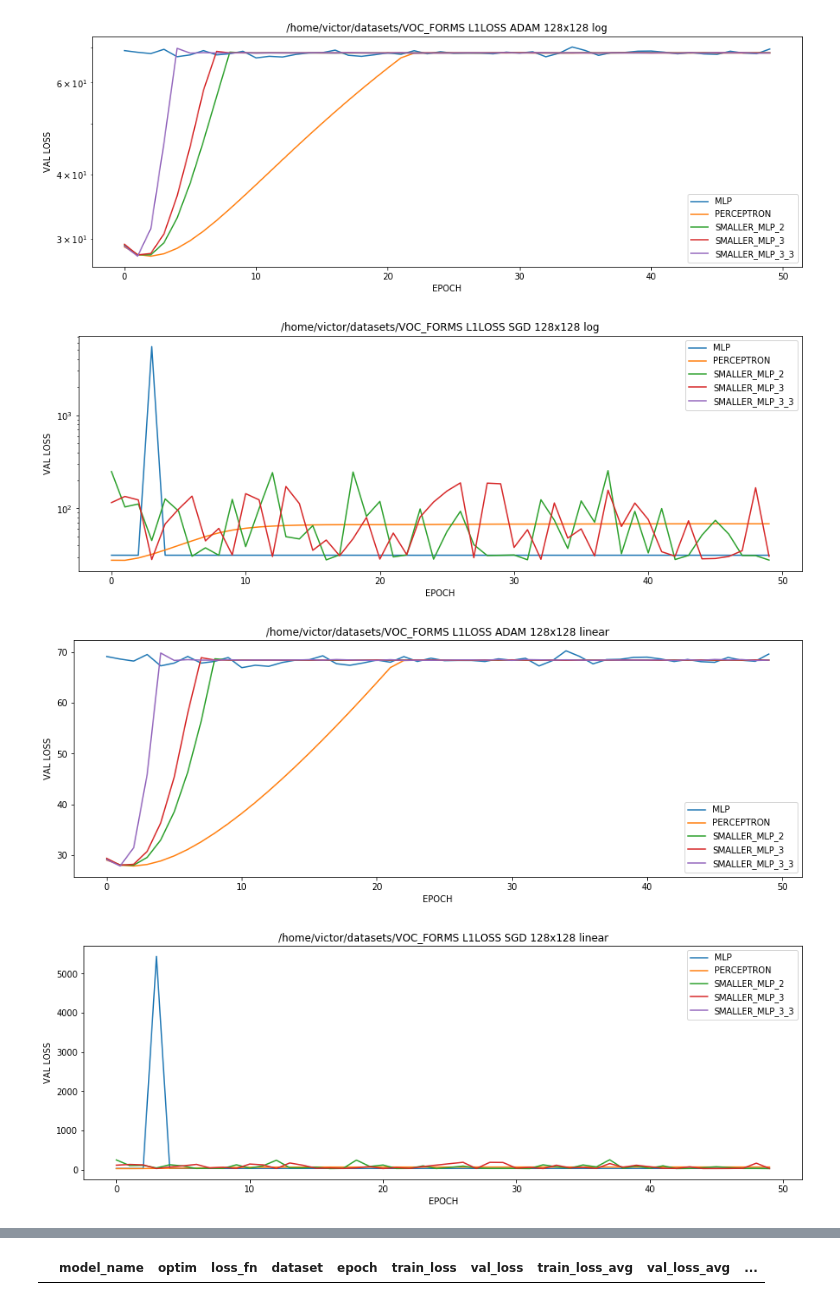
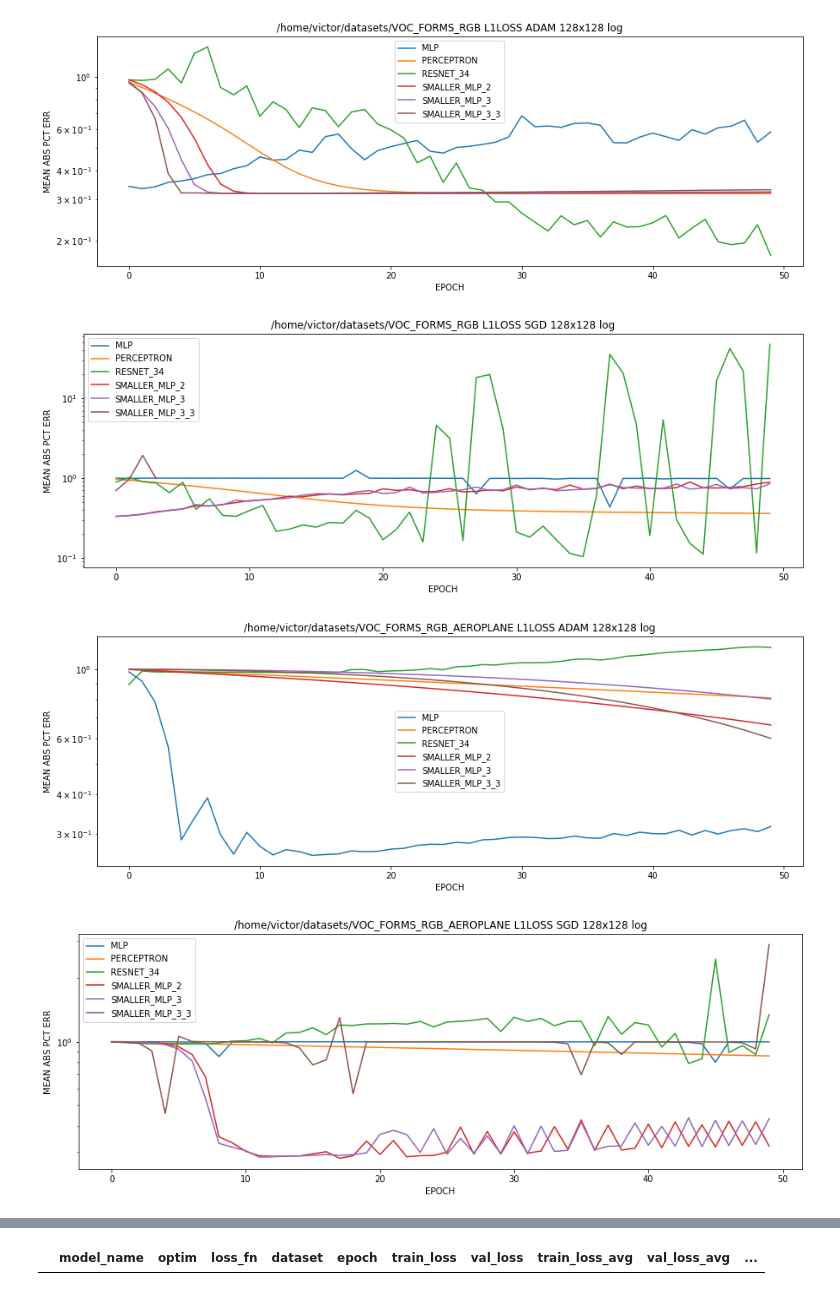
Before and after one commit to ViktorCosenza/areacnn, a Jupyter notebook: notebooks/visualization.ipynb, the cells around one changed output, grey strips where cells are left out. Saved outputs shown, nothing was run; the diff lists cells and outputs as text; code cells hidden in the pictures.

```diff
--- a/notebooks/visualization.ipynb
+++ b/notebooks/visualization.ipynb
@@ -9,7 +9,7 @@ import numpy as np
 
 from ast import literal_eval
 # %%
-CSV_RESULTS = "./results/2019-12-19_15-24-51.csv"
-df = pd.read_csv(f"{CSV_RESULTS}", index_col=0)
-df.sort_values(by='val_loss_avg')
+CSV_RESULTS = "./results/2019-12-23_22-28-56.csv"
+df = pd.read_csv(f"{CSV_RESULTS}", index_col=0).dropna()
+print(f"{len(df) - len(df.dropna().sort_values('val_loss'))} NA Rows")
 # %% [output]
@@ -51,20 +80,20 @@ for scale in ['log', 'linear']:
 # %%
 for scale in ['log', 'linear']:
     for dt, dt_group in df.groupby(['dataset', 'loss_fn', 'optim']):
         plt.figure(figsize=(15, 5))
         for i, group in dt_group.groupby(['model_name']):
             label = f"{i}"
             plt.plot(group["epoch"], group["pct_error_avg"], label=f"{label}")
         plt.title(f'{dt[0]} {dt[1]} {dt[2]} 128x128 {scale}')
         plt.xlabel('EPOCH')
-        plt.ylabel('VAL LOSS')
+        plt.ylabel('MEAN ABS PCT ERR')
         plt.legend()
         results_dest = f"./results/{CSV_RESULTS}/not_normalized"
         if not path.isdir(results_dest): os.makedirs(results_dest)
         plt.yscale(scale)
         plt.show(f'{results_dest}_val_losses.png')
 # %% [output]
-[figure, old version]
+[figure, new version]
-[figure, old version]
+[figure, new version]
-[figure, old version]
+[figure, new version]
-[figure, old version]
+[figure, new version]
```
Also changed, not shown: parts of 5 cells of this notebook, 11 other files.
